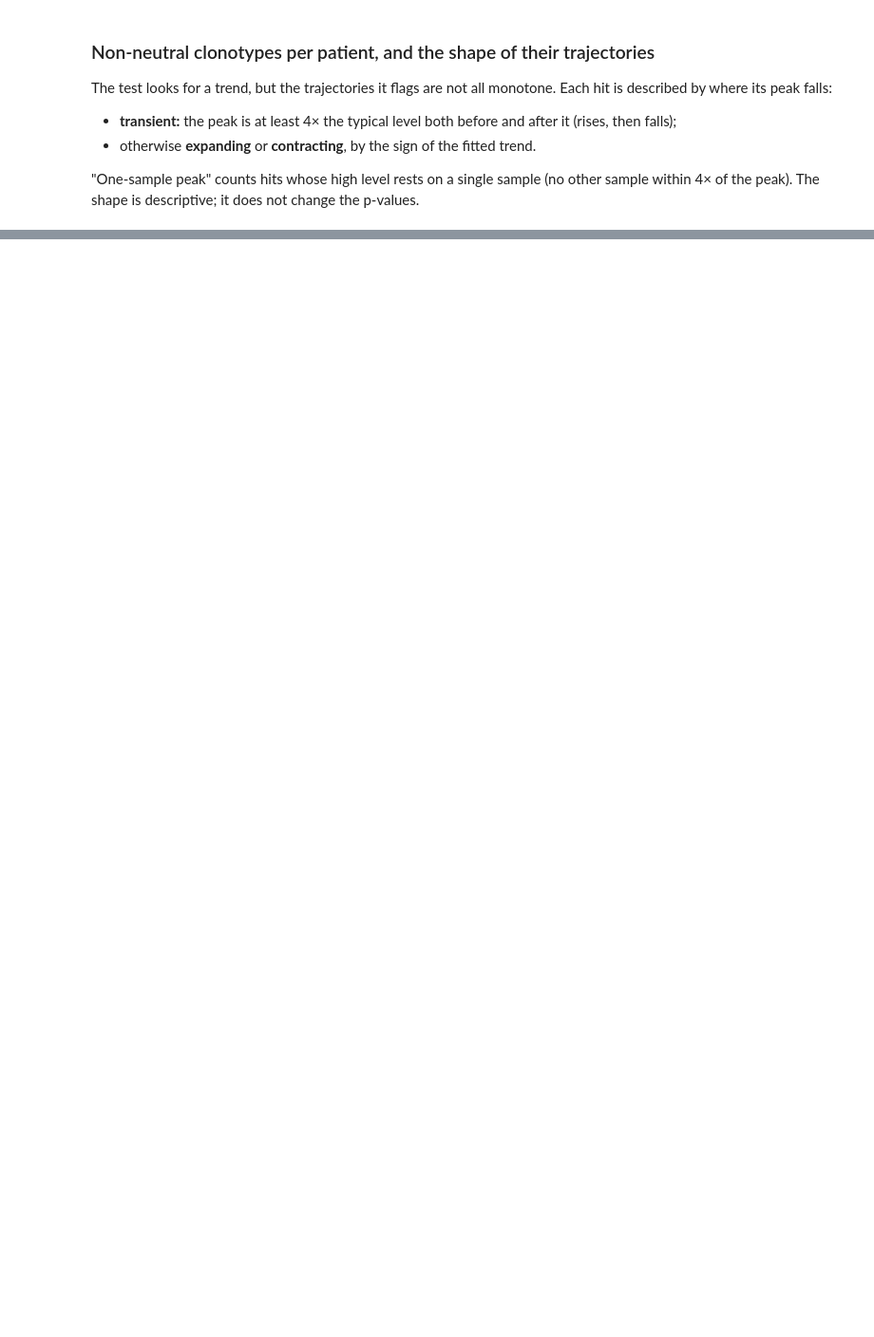
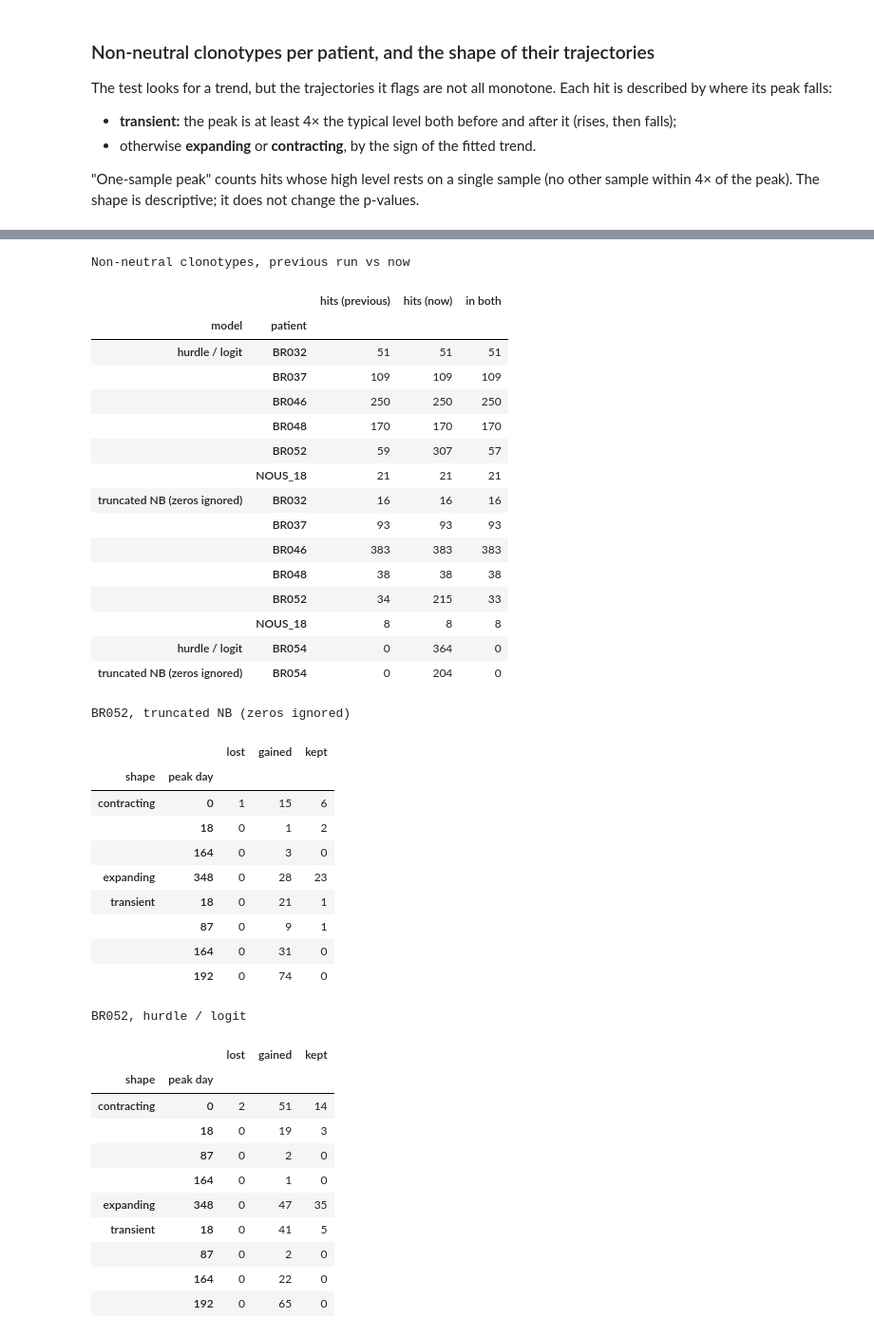
Before and after one commit to leogabcz/VHIO-colab, a Jupyter notebook: notebooks/Notebook_3_status.ipynb, the cells around one changed output, grey strips where cells are left out. Shown at 95% size. Cells and saved outputs as stored; diff of their text form; code cells hidden in the pictures; blank space fills up the shorter version.

```diff
--- a/notebooks/Notebook_3_status.ipynb
+++ b/notebooks/Notebook_3_status.ipynb
@@ -631 +792,62 @@ fig.tight_layout(rect=(0, 0.03, 1, 1)); plt.show()
+# %%
+# ---- previous run (swapped, BR054 out, BR052 d164/d192 out) vs this run ----
+old = pd.read_csv(RESULTS / f'hits__patients_swapped__{PHI_TAG}.csv')
+new = HITS
+key = ['model', 'patient']
+cmp = pd.concat({'hits (previous)': old.groupby(key).size(), 'hits (now)': new.groupby(key).size()},
+                axis=1).fillna(0).astype(int)
+cmp['in both'] = [len(set(old.loc[(old['model'] == m) & (old['patient'] == p), 'clono'])
+                      & set(new.loc[(new['model'] == m) & (new['patient'] == p), 'clono'])) for m, p in cmp.index]
+display(cmp.style.set_caption('Non-neutral clonotypes, previous run vs now').set_table_styles(CAP))
+
+# ---- BR052: hits lost / gained / kept, by shape and peak day ----
+for lab in PATIENT_TEST:
+    o = old[(old['model'] == lab) & (old['patient'] == 'BR052')]
+    n = new[(new['model'] == lab) & (new['patient'] == 'BR052')]
+    summ = pd.concat({'lost': o[~o['clono'].isin(n['clono'])].groupby(['shape', 'peak day']).size(),
+                      'gained': n[~n['clono'].isin(o['clono'])].groupby(['shape', 'peak day']).size(),
+                      'kept': n[n['clono'].isin(o['clono'])].groupby(['shape', 'peak day']).size()},
+                     axis=1).fillna(0).astype(int)
+    display(summ.style.set_caption(f'BR052, {lab}').set_table_styles(CAP))
+# %% [output]
+Non-neutral clonotypes, previous run vs now
+|  |  | hits (previous) | hits (now) | in both |
+| model | patient |  |  |  |
+| hurdle / logit | BR032 | 51 | 51 | 51 |
+|  | BR037 | 109 | 109 | 109 |
+|  | BR046 | 250 | 250 | 250 |
+|  | BR048 | 170 | 170 | 170 |
+|  | BR052 | 59 | 307 | 57 |
+|  | NOUS_18 | 21 | 21 | 21 |
+| truncated NB (zeros ignored) | BR032 | 16 | 16 | 16 |
+|  | BR037 | 93 | 93 | 93 |
+|  | BR046 | 383 | 383 | 383 |
+|  | BR048 | 38 | 38 | 38 |
+|  | BR052 | 34 | 215 | 33 |
+|  | NOUS_18 | 8 | 8 | 8 |
+| hurdle / logit | BR054 | 0 | 364 | 0 |
+| truncated NB (zeros ignored) | BR054 | 0 | 204 | 0 |
+BR052, truncated NB (zeros ignored)
+|  |  | lost | gained | kept |
+| shape | peak day |  |  |  |
+| contracting | 0 | 1 | 15 | 6 |
+|  | 18 | 0 | 1 | 2 |
+|  | 164 | 0 | 3 | 0 |
+| expanding | 348 | 0 | 28 | 23 |
+| transient | 18 | 0 | 21 | 1 |
+|  | 87 | 0 | 9 | 1 |
+|  | 164 | 0 | 31 | 0 |
+|  | 192 | 0 | 74 | 0 |
+BR052, hurdle / logit
+|  |  | lost | gained | kept |
+| shape | peak day |  |  |  |
+| contracting | 0 | 2 | 51 | 14 |
+|  | 18 | 0 | 19 | 3 |
+|  | 87 | 0 | 2 | 0 |
+|  | 164 | 0 | 1 | 0 |
+| expanding | 348 | 0 | 47 | 35 |
+| transient | 18 | 0 | 41 | 5 |
+|  | 87 | 0 | 2 | 0 |
+|  | 164 | 0 | 22 | 0 |
+|  | 192 | 0 | 65 | 0 |
 # %% [markdown]
```
Also changed, not shown: parts of 8 cells of this notebook, 12 other files.
